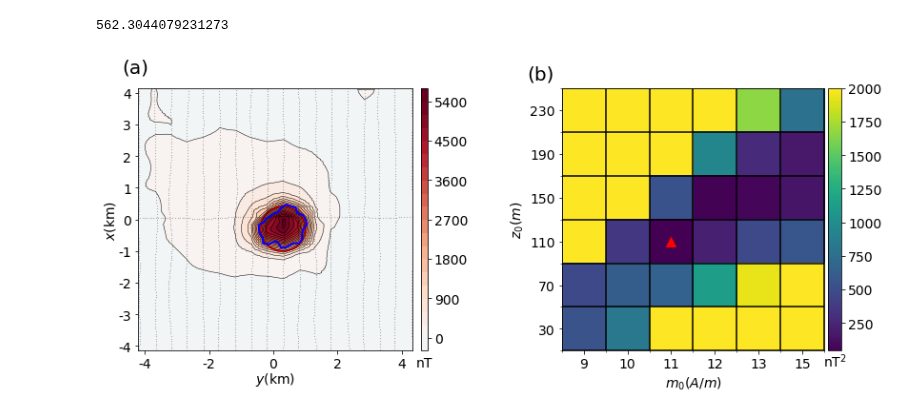
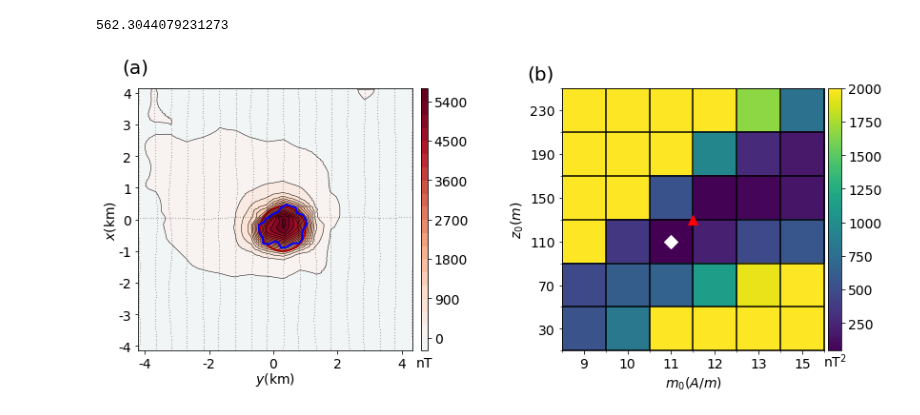
Before and after one commit to pinga-lab/magnetic-radial-inversion, a Jupyter notebook: code/complex-body/RTP_anomaly.ipynb, the cells around one changed output. Drawn from its saved outputs; the diff is of its cells as text; code cells hidden in the pictures.

```diff
--- a/code/complex-body/RTP_anomaly.ipynb
+++ b/code/complex-body/RTP_anomaly.ipynb
@@ -215,8 +215,8 @@ y = inversion['y']
 x = inversion['x']
 obs = inversion['observed_data']
 initial = inversion['results'][9][2][0][0]
-solution = [2,5]
-truevalues = [2,2]
+solution = [2,2]
+truevalues = [2.5,2.5]
 x0 = 300.
 y0 = -300.
 # %%
@@ -248,32 +248,32 @@ mpl.m2km()
 ax2 = plt.subplot(1,2,2)
 w = 3
 img = ax2.imshow(gamma_matrix, vmin=np.min(gamma_matrix),
                 vmax=2000, origin='lower',extent=[0,w,0,w])
 clb = plt.colorbar(img, pad=0.012, shrink=1)
 clb.ax.set_title('nT$^2$', pad=-292, fontsize=14)
 clb.ax.tick_params(labelsize=14)
 img.axes.tick_params(labelsize=14)
 plt.ylabel('$z_0 (m)$', fontsize=14)
 plt.xlabel('$m_0 (A/m)$', fontsize=14)
 ax2.text(-0.4, 3.1, '(b)', fontsize=20)
 plt.plot((2.*truevalues[1]+1.)*w/(2.*m), (2.*truevalues[0]+1.)*w/(2.*n), '^r', markersize=10)
-#plt.plot((2.*solution[1]+1.)*w/(2.*m), (2.*solution[0]+1.)*w/(2.*n), 'Dw', markersize=10)
+plt.plot((2.*solution[1]+1.)*w/(2.*m), (2.*solution[0]+1.)*w/(2.*n), 'Dw', markersize=10)
 x_label_list = []
 y_label_list = []
 for xl, yl in zip(intensity,z0):
     x_label_list.append(str(xl)[:-2])
     y_label_list.append(str(yl)[:-2])
 ax2.set_xticks(np.linspace(w/(2.*n), w - w/(2.*n), n))
 ax2.set_yticks(np.linspace(w/(2.*m), w - w/(2.*m), m))
 ax2.set_xticklabels(x_label_list)
 ax2.set_yticklabels(y_label_list)
 # Minor ticks
 ax2.set_xticks(np.linspace(0, w, n+1), minor=True)
 ax2.set_yticks(np.linspace(0, w, m+1), minor=True)
 ax2.grid(which='minor', color='k', linewidth=1.5)
 
 plt.tight_layout(pad = 2.)
 plt.savefig('../../manuscript/figures/complex_rtp.png', dpi=300, bbox_inches='tight')
 plt.show()
 # %% [output]
-[figure, old version]
+[figure, new version]
```
Also changed, not shown: parts of 1 cell of this notebook, 8 other files.
